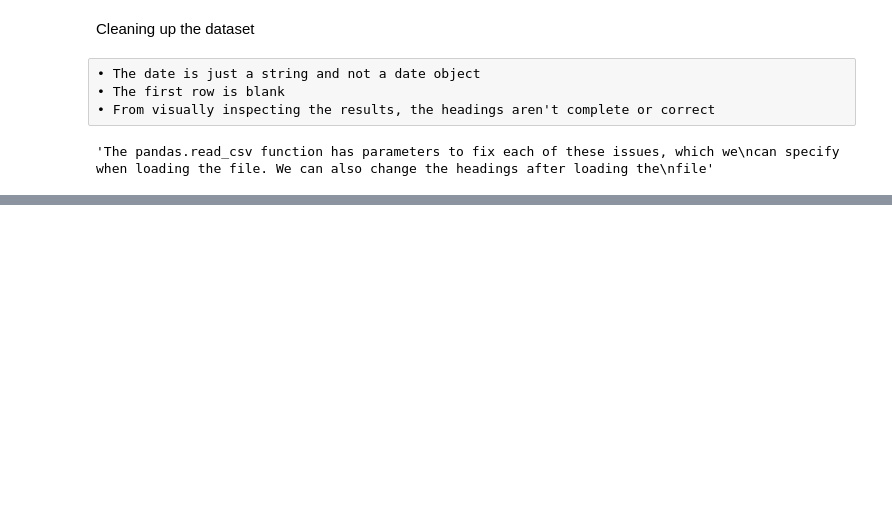
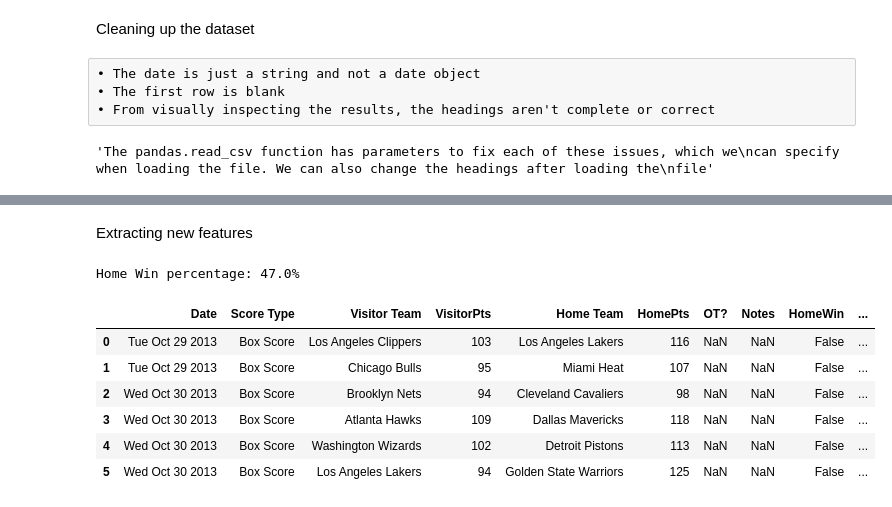
Before and after one commit to quantumn/Practice-for-Data-Analysis, a Jupyter notebook: Learning Data Mining with Python/3 Predicting Sports Winners with Decision Trees.ipynb, the cells around one changed output, grey strips where cells are left out. Cells and saved outputs as stored; diff of their text form; code cells hidden in the pictures; blank space fills up the shorter version.

```diff
--- a/Learning Data Mining with Python/3 Predicting Sports Winners with Decision Trees.ipynb
+++ b/Learning Data Mining with Python/3 Predicting Sports Winners with Decision Trees.ipynb
@@ -24,4 +24,6 @@ It handles data structures behind-the-scenes and supports analysis methods,
 such as computing the mean
 # %%
 import pandas as pd
-dataset=pd.read_csv('leagues_NBA_2014_games_games.csv')
+results=pd.read_csv('leagues_NBA_2014_games_games.csv')
+data_filename='leagues_NBA_2014_games_games.csv'
+results.ix[:5]
@@ -47,7 +48,10 @@ file'''
 # %% [output]
 'The pandas.read_csv function has parameters to fix each of these issues, which we\ncan specify when loading the file. We can also change the headings after loading the\nfile'
 # %%
-dataset = pd.read_csv('leagues_NBA_2014_games_games.csv', parse_dates=["Date"],
-skiprows=[0,])
-dataset.columns = ["Date",'Start', "Score Type", "Visitor Team",
-                        "VisitorPts", "Home Team", "HomePts", "OT?", "Notes"]
+# Don't read the first row, as it is blank, and parse the date column as a date
+results = pd.read_csv(data_filename, skiprows=[0,])
+# Fix the name of the columns
+results.columns = ["Date", "Score Type", "Visitor Team", "VisitorPts",
+                   "Home Team", "HomePts", "OT?", "Notes"]
+
+results.ix[:5]
@@ -72,0 +79,23 @@ dataset.tail()
+# %% [markdown]
+Extracting new features
+# %%
+import numpy as np
+#Make sure HomeWin column was added in dataset
+print("Home Win percentage: {0:.1f}%".
+      format(100 * results["HomeWin"].sum() / results["HomeWin"].count()))
+dataset['HomeWin']=dataset['Visitor Team']<dataset['HomePts']
+# %% [output]
+Home Win percentage: 47.0%
+# %%
+dataset["HomeLastWin"] = False
+dataset["VisitorLastWin"] = False
+# This creates two new columns, all set to False
+dataset.ix[:5]
+# %% [output]
+|  | Date | Score Type | Visitor Team | VisitorPts | Home Team | HomePts | OT? | Notes | HomeWin | ... |
+| 0 | Tue Oct 29 2013 | Box Score | Los Angeles Clippers | 103 | Los Angeles Lakers | 116 | NaN | NaN | False | ... |
+| 1 | Tue Oct 29 2013 | Box Score | Chicago Bulls | 95 | Miami Heat | 107 | NaN | NaN | False | ... |
+| 2 | Wed Oct 30 2013 | Box Score | Brooklyn Nets | 94 | Cleveland Cavaliers | 98 | NaN | NaN | False | ... |
+| 3 | Wed Oct 30 2013 | Box Score | Atlanta Hawks | 109 | Dallas Mavericks | 118 | NaN | NaN | False | ... |
+| 4 | Wed Oct 30 2013 | Box Score | Washington Wizards | 102 | Detroit Pistons | 113 | NaN | NaN | False | ... |
+| 5 | Wed Oct 30 2013 | Box Score | Los Angeles Lakers | 94 | Golden State Warriors | 125 | NaN | NaN | False | ... |
```
Also changed, not shown: parts of 21 cells of this notebook.
